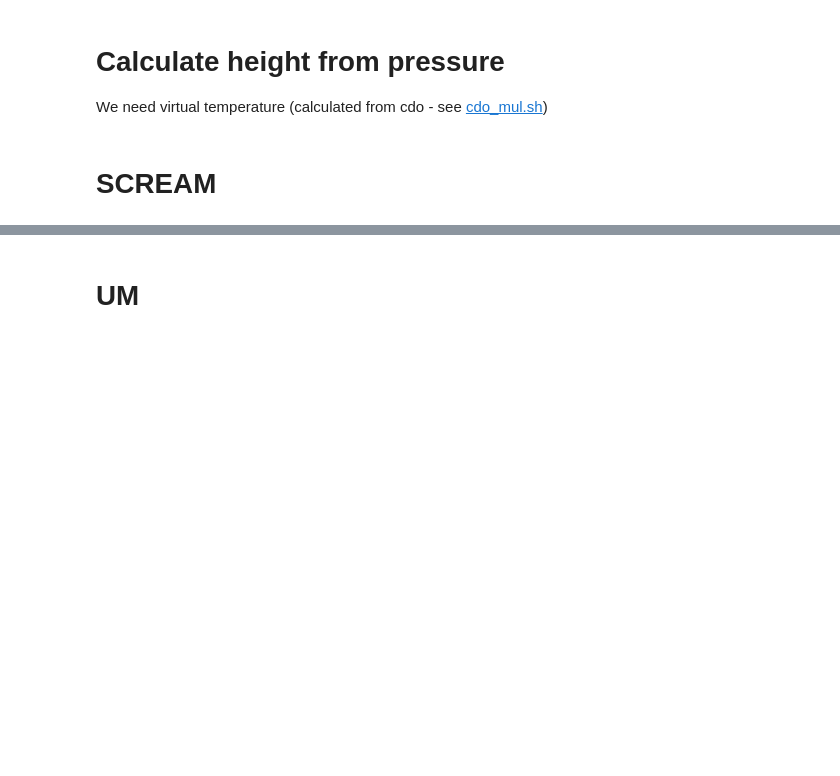
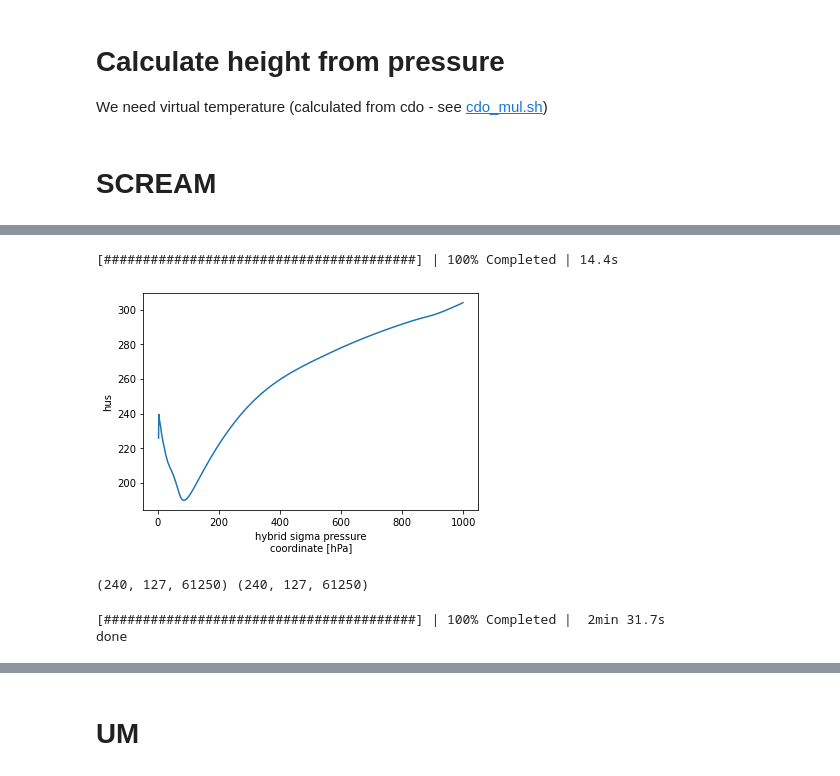
Before and after one commit to smturbev/dyamond2, a Jupyter notebook: python_scripts/get_height_from_pres.ipynb, the cells around one changed output, grey strips where cells are left out. Drawn from its saved outputs; the diff is of its cells as text; code cells hidden in the pictures; blank space fills up the shorter version.

```diff
--- a/python_scripts/get_height_from_pres.ipynb
+++ b/python_scripts/get_height_from_pres.ipynb
@@ -16,6 +16,7 @@ region="TWP"
 # %% [markdown]
 # SCREAM
 # %%
-chunk_dict={"time":500,"ncol":1000}
+chunk_dict={"time":100,"ncol":1000}
 Tv = xr.open_dataset(ap.get_file("SCREAM", region=region+"_3D", var="Tv"), chunks=chunk_dict).hus
 Tv_avg = (Tv[:,1:,:] + Tv[:,:-1,:].assign_coords(Tv[:,1:,:].coords))/2
+Tv
@@ -22,6 +80,14 @@ Tv_avg = (Tv[:,1:,:] + Tv[:,:-1,:].assign_coords(Tv[:,1:,:].coords))/2
+# %%
+Tv.mean(axis=(0,2)).plot()
+plt.show()
+# %% [output]
+[########################################] | 100% Completed | 14.4s
+[figure, added]
 # %%
-sc_p = Tv.lev.values
-temp = (np.log((sc_p[1:]/sc_p[:-1]))[np.newaxis,:,np.newaxis])/9.8
-sc_dz = Tv_avg*temp
-sc_z = sc_dz[:,::-1,:].cumsum(axis=(1))[:,::-1,:]
-print(sc_z.shape, Tv_avg.shape)
+p = Tv.lev.values
+logp = (np.log((sc_p[1:]/sc_p[:-1]))[np.newaxis,:,np.newaxis])*287/9.8
+dz = Tv_avg*logp
+z = dz[:,::-1,:].cumsum(axis=(1))[:,::-1,:]
+print(z.shape, Tv_avg.shape)
+# %% [output]
+(240, 127, 61250) (240, 127, 61250)
@@ -28,6 +97,9 @@ print(sc_z.shape, Tv_avg.shape)
 # %%
-sc_z = xr.Dataset({"z":xr.DataArray(sc_z, dims=Tv_avg.dims,
-                             attrs={"name":"z","units":"m"})},
-           attrs={"long_name":"height from pressure","name":"height","units":"m"})
-sc_z.to_netcdf("/work/bb1153/b380883/TWP/TWP_3D_SCREAM_z_20200130-20200228.nc")
+z = xr.Dataset({"zg":xr.DataArray(z, dims=Tv_avg.dims,
+                             attrs={"name":"zg","units":"m"})},
+           attrs={"long_name":"geopotential height calculated from pressure","name":"height","units":"m"})
+z.to_netcdf("/work/bb1153/b380883/TWP/TWP_3D_SCREAM_zg_20200130-20200228.nc")
 print("done")
+# %% [output]
+[########################################] | 100% Completed |  2min 31.7s
+done
```
Also changed, not shown: parts of 16 cells of this notebook, 1 other file.
